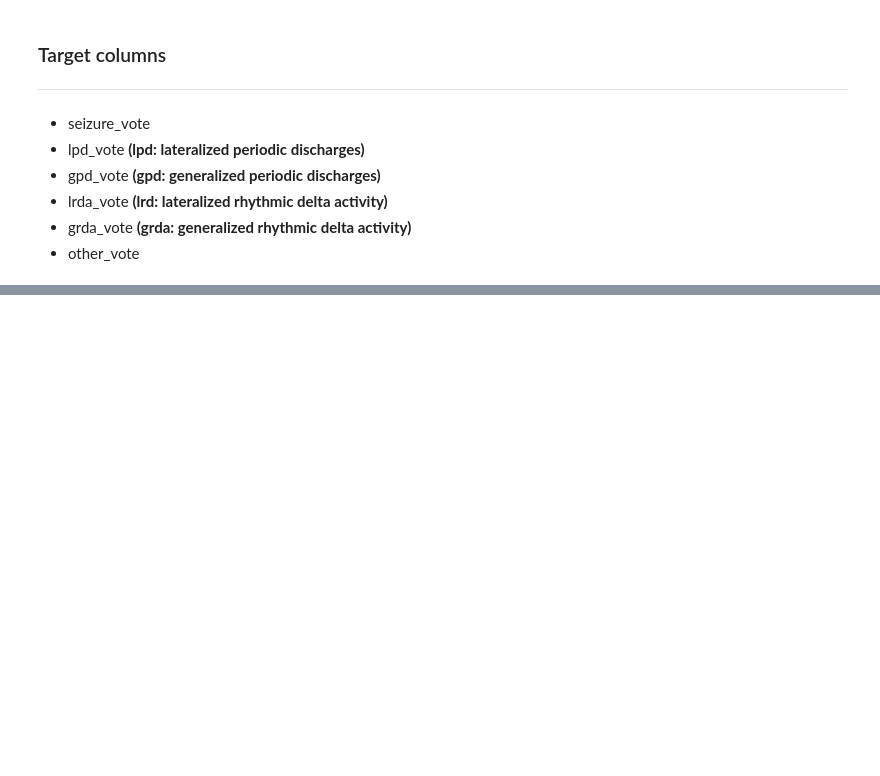
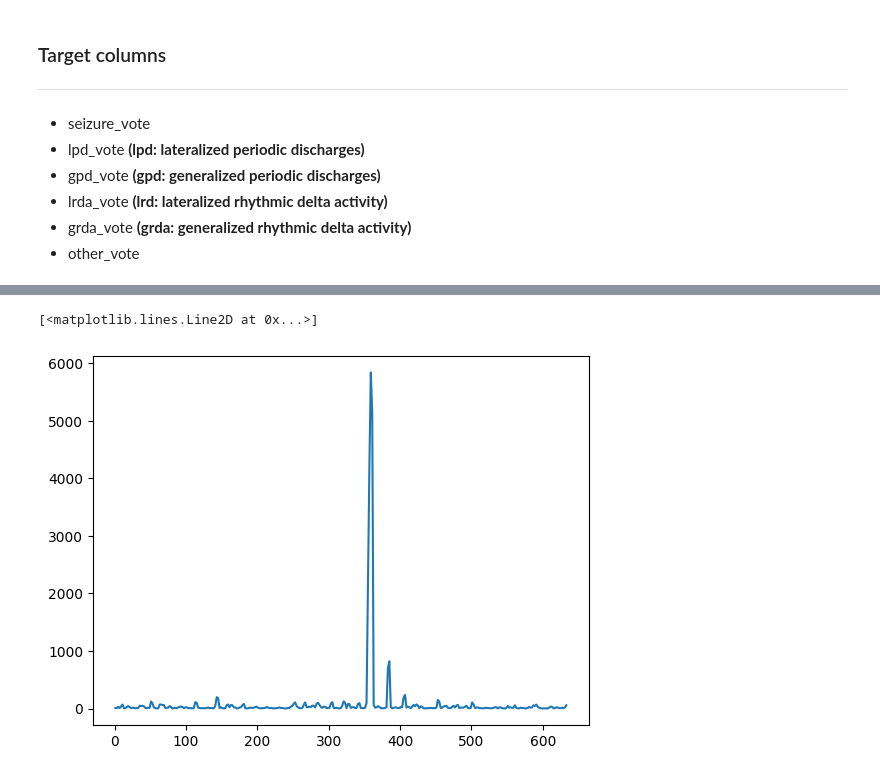
Before and after one commit to kharindra/Harmful-Brain-Activity-Classification, a Jupyter notebook: code/notebook.ipynb, the cells around one changed output, grey strips where cells are left out. Drawn from its saved outputs; the diff is of its cells as text; code cells hidden in the pictures; blank space fills up the shorter version.

```diff
--- a/code/notebook.ipynb
+++ b/code/notebook.ipynb
@@ -53,0 +105,2 @@ dtype: int64
+# %%
+read_files=glob.glob(os.path.join(path,"*.parquet"))
@@ -53,0 +109,7 @@ dtype: int64
+# %%
+# Key function to extract the number part of the file name
+def numeric_part(filename):
+    return int(''.join(filter(str.isdigit, os.path.basename(filename))))
+# %%
+# Sorted file names from its basename
+sorted_files = sorted(read_files, key=numeric_part)
@@ -53,0 +118,2 @@ dtype: int64
+# %%
+df1 = [pd.read_parquet(sorted_files[i], engine='pyarrow') for i in range(len(sorted_files))]
@@ -53,0 +206,5 @@ dtype: int64
+# %%
+plt.plot(df1.time,df1['LL_0.78'])
+# %% [output]
+[<matplotlib.lines.Line2D at 0x...>]
+[figure, added]
```
Also changed, not shown: parts of 21 cells of this notebook, 4 other files.
